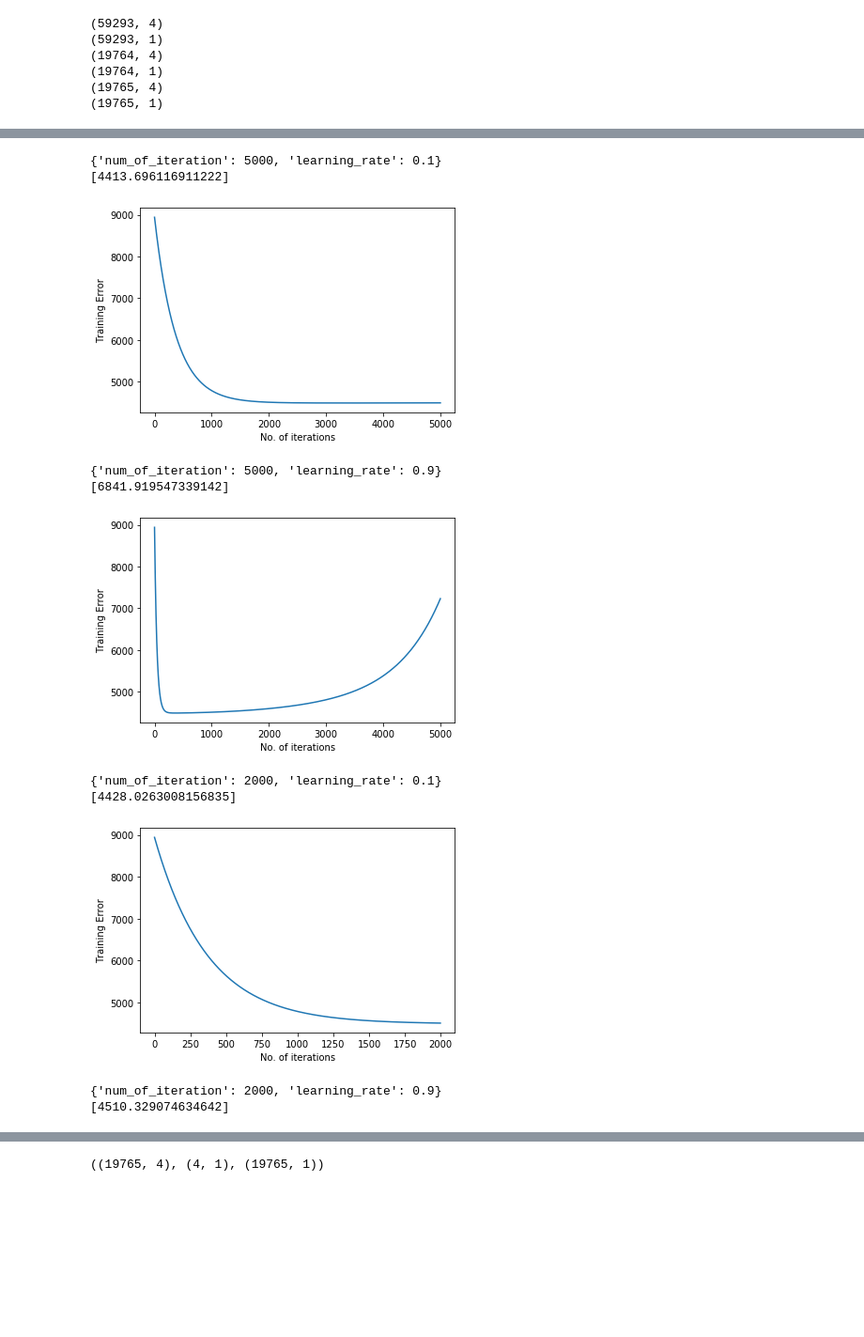
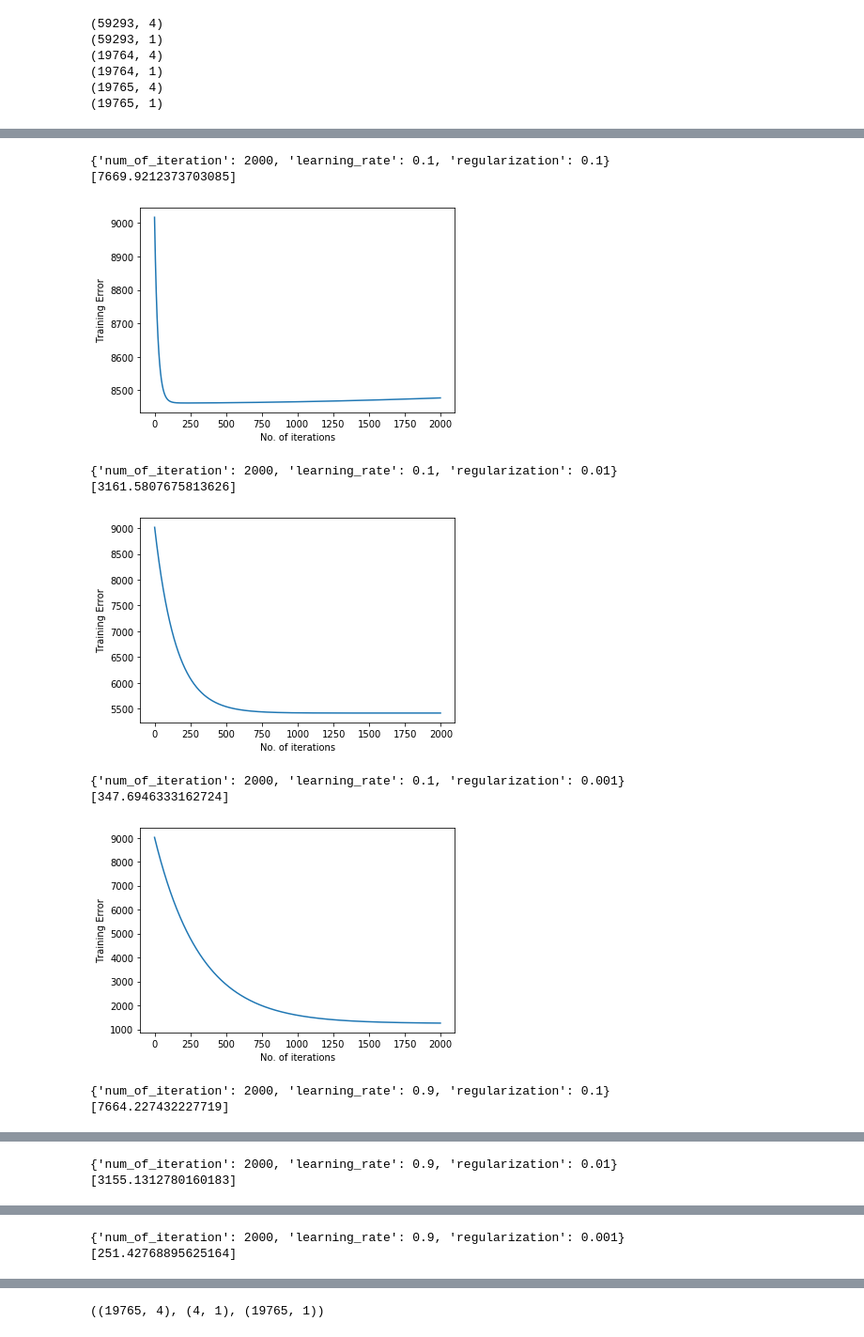
Before and after one commit to jasminkarki/Linear_Regression, a Jupyter notebook: LinearRegression.ipynb, the cells around one changed output, grey strips where cells are left out. Shown at 94% size. Cells and saved outputs as stored; diff of their text form; code cells hidden in the pictures; blank space fills up the shorter version.

Commit message:
2 features and Regularization

```diff
--- a/LinearRegression.ipynb
+++ b/LinearRegression.ipynb
@@ -206,12 +222,14 @@ train_error=[]
 
 param={
     'num_of_iteration':1000,
-    'learning_rate':0.1
+    'learning_rate':0.1,
+    'regularization':0.1
 }
 
 grid_param={
-    'num_of_iteration':[5000,2000],
-    'learning_rate':[0.1,0.9]
+    'num_of_iteration':[2000,5000],
+    'learning_rate':[0.1,0.9],
+    'regularization':[0.1,0.01,0.001]
 }
 
 def MSE(h,y):
@@ -222,12 +240,13 @@ def MSE(h,y):
 #This combination is fed to the function and the combination with the best result is our final value of hyperparameters
 
 import itertools
-grid=list(itertools.product(grid_param['num_of_iteration'],grid_param['learning_rate']))
+grid=list(itertools.product(grid_param['num_of_iteration'],grid_param['learning_rate'],grid_param['regularization']))
 print(grid)
 
 for g in grid:
     p={
     'num_of_iteration':g[0],
-    'learning_rate':g[1]
+    'learning_rate':g[1],
+    'regularization':g[2],
     }
 # %% [output]
@@ -240,16 +259,25 @@ def train_model(X_train,y_train,X_val,y_val,param):
     train_error=[]
     val_error=[]
 
+
     #Run the loop num_of_iteration times
     for i in range(1,param['num_of_iteration']):
         h_train=np.matmul(X_train,W)        #h_train is matrix mul of X_train and W
-        train_loss=MSE(h_train,y_train)     #loss in training data is calculated by calling MSE function
-        train_error.append(train_loss)      #
+        R=param['regularization']*sum(W**2)
+        train_loss=MSE(h_train,y_train)+R   #loss in training data is calculated by calling MSE function
+        train_error.append(train_loss)
 
         #Gradient-- Code form of the formula. shape[0] gives the number of rows
-        gradient=np.matmul(np.transpose(h_train-y_train),X_train)/X_train.shape[0]
+        gradient_main=(np.matmul(np.transpose(h_train-y_train),X_train)/X_train.shape[0]).reshape(-1,1)
+
+        #Regularized Gradient
+        gradient_reg=2*param['regularization']*W
+#         print(gradient_main.shape)
+        gradient_reg[0]=0
+        gradient=gradient_main+gradient_reg
 
         #W is the updated weight
+#         W=W-param['learning_rate']*gradient
         W=W-param['learning_rate']*gradient
 
     #Once training is done. We have to use Val set to tune hyper parameter.
@@ -259,29 +287,31 @@ def train_model(X_train,y_train,X_val,y_val,param):
     val_error.append(val_loss)
     return W, train_error, val_error
 # Weights, train_error, val_error = train_model(X_train,y_train,X_val,y_val,p)
+# %%
+Weights,train_error,val_error=train_model(X_train,y_train,X_val,y_val,param)
 # %%
-i=0
 for g in grid:
     p={
     'num_of_iteration':g[0],
-    'learning_rate':g[1]
+    'learning_rate':g[1],
+    'regularization':g[2]
     }
     print(p)
     Weights,train_error,val_error=train_model(X_train,y_train,X_val,y_val,p)
     print(val_error)
     plt.plot(np.arange(len(train_error)),train_error)
     plt.xlabel("No. of iterations")
     plt.ylabel("Training Error")
     plt.show()
 # %% [output]
-{'num_of_iteration': 5000, 'learning_rate': 0.1}
-[4413.696116911222]
+{'num_of_iteration': 2000, 'learning_rate': 0.1, 'regularization': 0.1}
+[7669.9212373703085]
-[figure, old version]
+[figure, new version]
-{'num_of_iteration': 5000, 'learning_rate': 0.9}
-[6841.919547339142]
+{'num_of_iteration': 2000, 'learning_rate': 0.1, 'regularization': 0.01}
+[3161.5807675813626]
-[figure, old version]
+[figure, new version]
-{'num_of_iteration': 2000, 'learning_rate': 0.1}
-[4428.0263008156835]
+{'num_of_iteration': 2000, 'learning_rate': 0.1, 'regularization': 0.001}
+[347.6946333162724]
-[figure, old version]
+[figure, new version]
-{'num_of_iteration': 2000, 'learning_rate': 0.9}
-[4510.329074634642]
+{'num_of_iteration': 2000, 'learning_rate': 0.9, 'regularization': 0.1}
+[7664.227432227719]
@@ -288,0 +319,2 @@ for g in grid:
+{'num_of_iteration': 2000, 'learning_rate': 0.9, 'regularization': 0.01}
+[3155.1312780160183]
@@ -288,0 +322,2 @@ for g in grid:
+{'num_of_iteration': 2000, 'learning_rate': 0.9, 'regularization': 0.001}
+[251.42768895625164]
```
Also changed, not shown: parts of 35 cells of this notebook.
